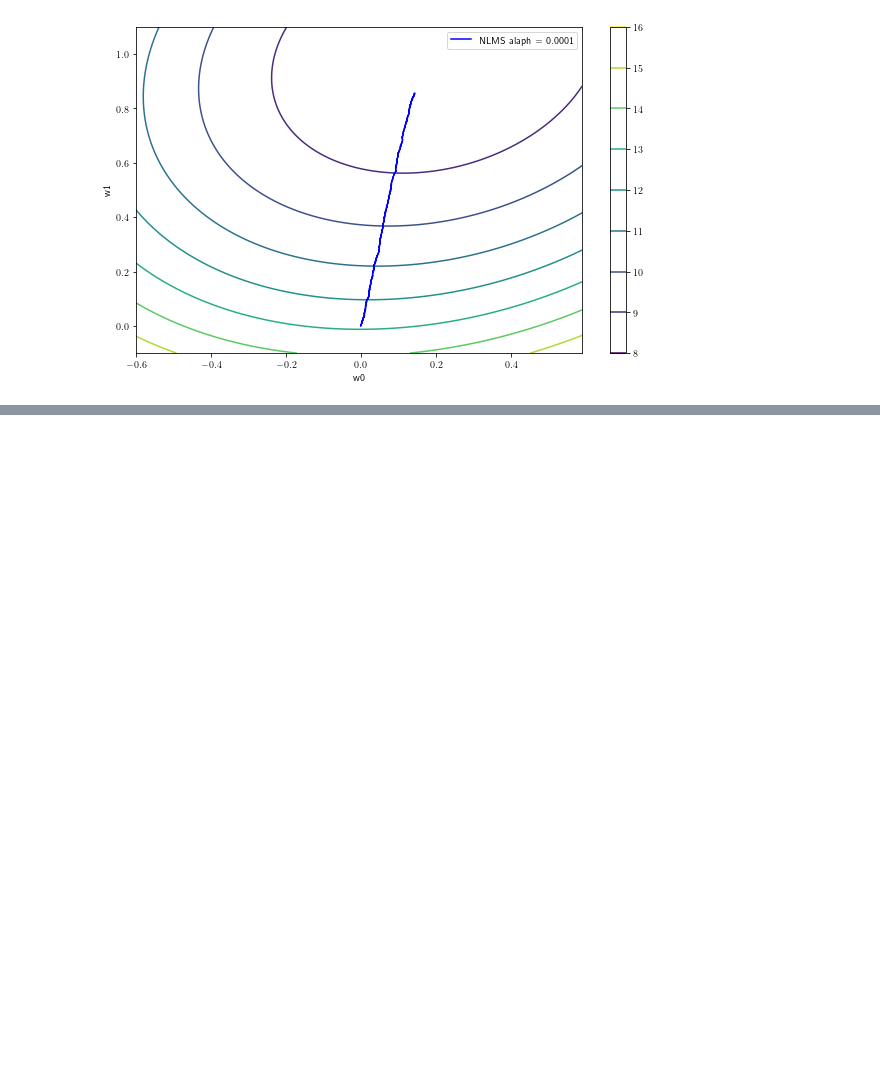
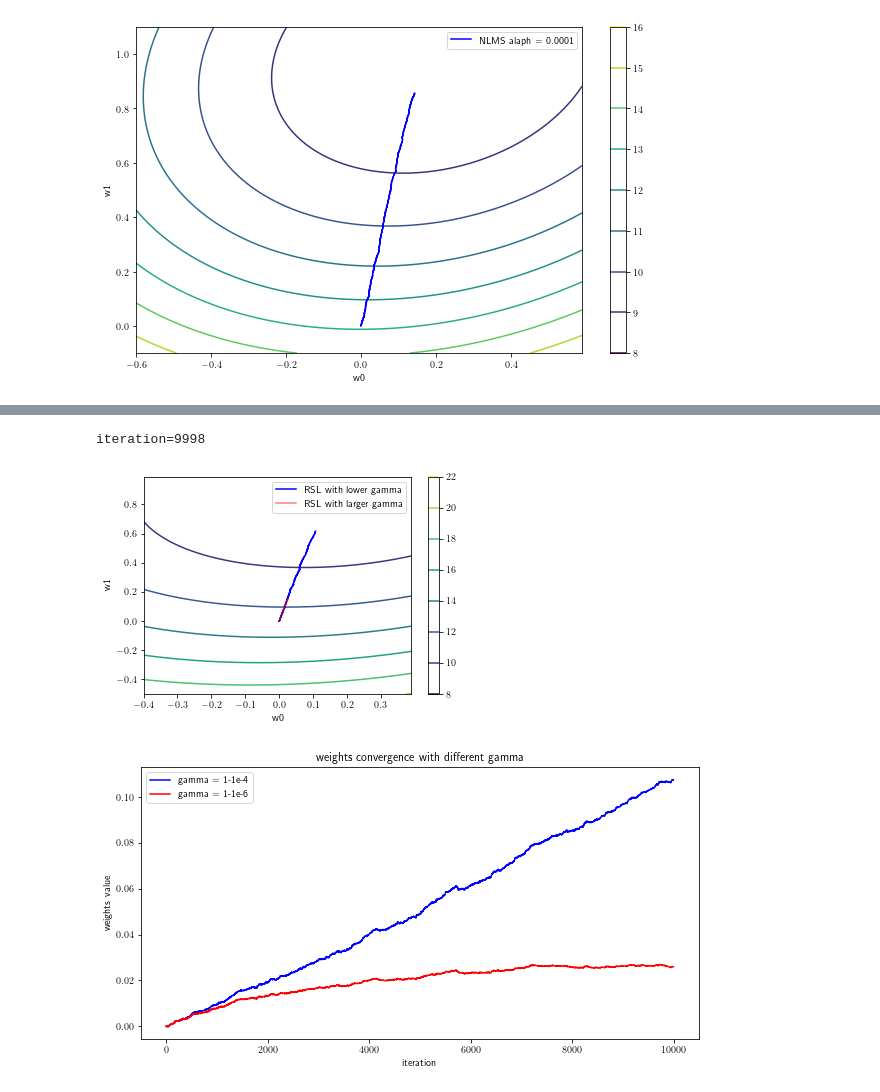
Before and after one commit to Lynch1206/5LSL0_MSPD, a Jupyter notebook: 1A/GD.ipynb, the cells around one changed output, grey strips where cells are left out. Saved outputs shown, nothing was run; the diff lists cells and outputs as text; code cells hidden in the pictures; blank space fills up the shorter version.

```diff
--- a/1A/GD.ipynb
+++ b/1A/GD.ipynb
@@ -393,0 +392,17 @@ See in overleaf
+# %%
+# initialization parameters
+gma=1-1e-4
+N=3
+delta=1e5 # Large delta
+r_yx_=[]
+R_x_inv=[]
+r_yx_.append(np.zeros((1,3)))
+# R_x_inv = 1/delta * np.identity(N)
+R_x_inv.append(1/delta * np.identity(N))  # initial head(Rx_invx)
+g=[1] # g will start from g[1]
+print('initial value ryx: ',r_yx_)
+print('Iniital value of RX_inv: \n',R_x_inv)
+print(type(df['X'].to_numpy()))
+xpad=np.concatenate([np.zeros(3-1),df['X'].to_numpy()])
+x_input= [np.flip(xpad[t:t+3]).reshape(-1,1) for t in range(0,len(xpad)-3+1,1)]
+print(np.shape(x_input))
@@ -393,0 +462,43 @@ See in overleaf
+# %%
+rls=RLS(delta,gma,3,df["X"].to_numpy(),df["Y"].to_numpy())
+t,w_RLS=rls.run_RLS()
+gamaa = 1-1e-6
+rls2=RLS(delta,gamaa,3,df["X"].to_numpy(),df["Y"].to_numpy())
+t2,w_RLS2=rls2.run_RLS()
+w_RLS_ = np.array(w_RLS).squeeze()
+w_RLS2_ = np.array(w_RLS2).squeeze()
+W0,W1 = np.meshgrid(np.arange(-0.4,0.4,0.01),np.arange(-0.5,1,0.01))
+Jlos = Jls_GD(Jls(W0,W1),yty,df)
+# J_NLMS = Jls_GD(Jls(W0,W1),yty,df)
+
+plt.figure()
+plt.contour(W0,W1,Jlos)
+
+# plt.plot(w2_LMS[:,0],w2_LMS[:,1],color='red',label="LMS2 alaph = 0.01",alpha = 0.5)
+plt.plot(w_RLS_[:,0],w_RLS_[:,1],color='blue',label="RSL with lower gamma")
+plt.plot(w_RLS2_[:,0],w_RLS2_[:,1],color='red',label="RSL with larger gamma",alpha = 0.5)
+plt.legend()
+plt.xlabel('w0')
+plt.ylabel('w1')
+plt.colorbar()
+# plt.savefig('1.3.2_RSL_2.png')
+plt.show()
+
+
+numb = len(w_RLS_)
+numb2 = len(w_RLS2_)
+t = np.arange(0,numb,1)
+plt.figure(figsize=(10,5))
+plt.plot(t,w_RLS_[:numb,0],color='blue',label='gamma = 1-1e-4')
+plt.plot(t,w_RLS2_[:numb2,0],color='red',label='gamma = 1-1e-6')
+
+
+plt.xlabel('iteration')
+plt.ylabel('weights value')
+plt.title('weights convergence with different gamma')
+plt.legend()
+plt.savefig('1.3.2_RSL_Conv.png')
+# %% [output]
+iteration=9998
+[figure, added]
+[figure, added]
```
Also changed, not shown: parts of 7 cells of this notebook, 2 other files.
